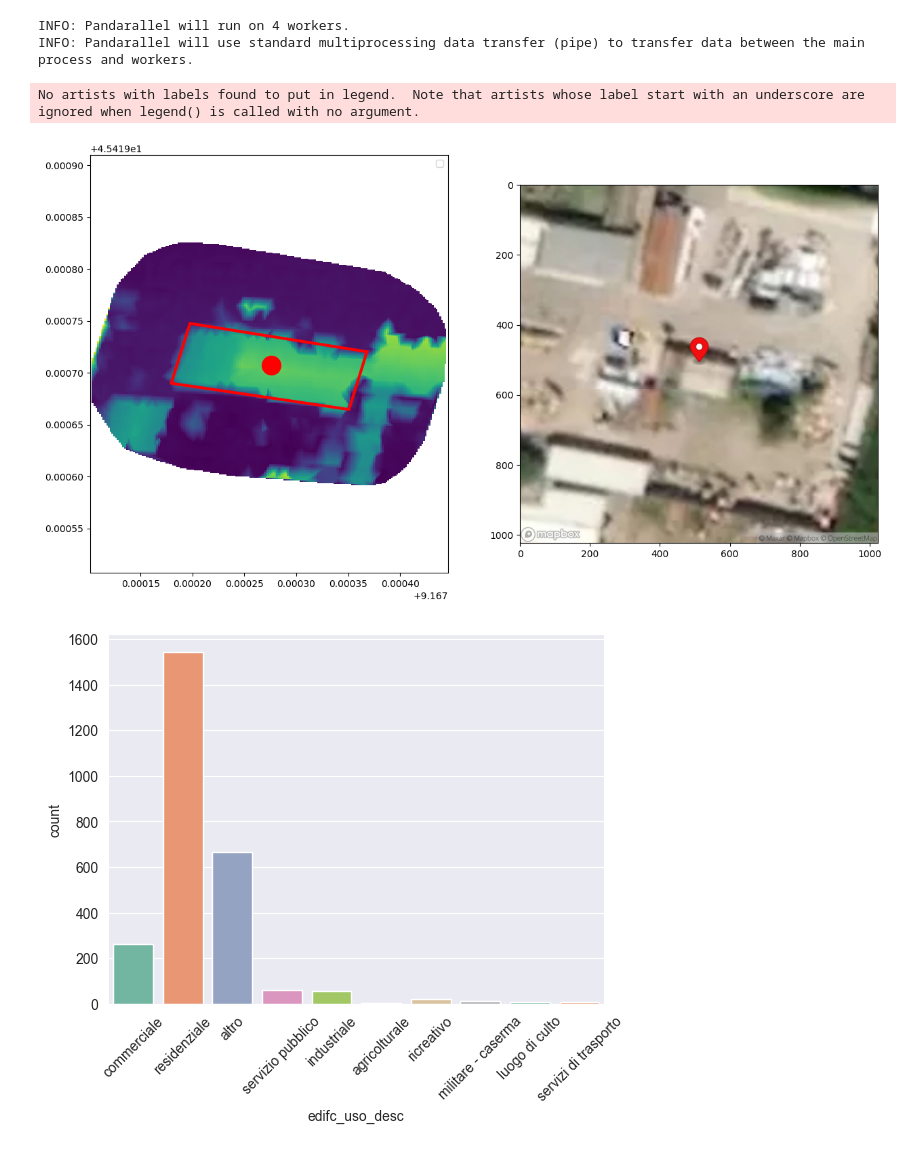
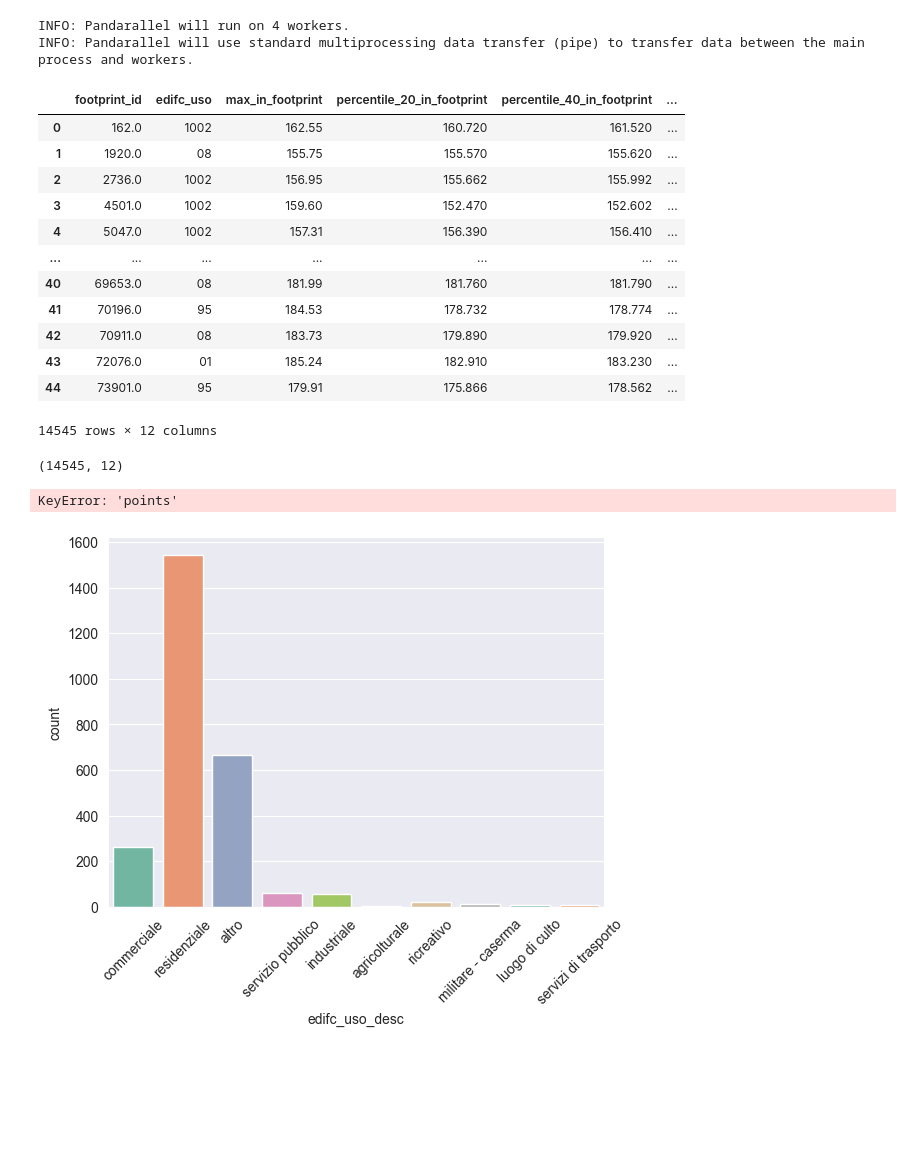
Before and after one commit to bigliolimatteo/skynet-building-functions, a Jupyter notebook: code.ipynb, the cells around one changed output. Drawn from its saved outputs; the diff is of its cells as text; code cells hidden in the pictures; blank space fills up the shorter version.

```diff
--- a/code.ipynb
+++ b/code.ipynb
@@ -21,17 +21,20 @@ INFO: Pandarallel will use standard multiprocessing data transfer (pipe) to tran
 def load_multiple_csv_from_path(path, **kwargs):
     files = [f for f in os.listdir(path) if f.endswith("csv")]
     dfs = []
-    for file in files:
-        dfs.append(pd.read_csv(os.path.join(path, file), **kwargs).dropna())
+    for file in files[:20]:
+        dfs.append(pd.read_csv(os.path.join(path, file), **kwargs).drop(columns=['edifc_stat', 'edifc_ty', 'footprint_geometry', 'points_geometry']).dropna())
     return pd.concat(dfs)
 # %%
-# Load dataset (s data w/ 10k rows)
+# Load dataset -> s w/ rows
 # TODO read whole dataset properly
-dataset = load_multiple_csv_from_path("data/postgis_output/", dtype={'edifc_uso': object}) # 7s
-dataset['points_geometry'] = dataset.points_geometry.parallel_apply(wkt.loads) # 21s
-dataset['footprint_geometry'] = dataset.footprint_geometry.parallel_apply(wkt.loads) # .5s
+
+dataset = load_multiple_csv_from_path("data/postgis_output/", dtype={'edifc_uso': object})
+#dataset['points_geometry'] = dataset.points_geometry.parallel_apply(wkt.loads)
+#dataset['footprint_geometry'] = dataset.footprint_geometry.parallel_apply(wkt.loads)
 dataset['points'] = dataset.points.parallel_apply(lambda x: ast.literal_eval(x))
 
 with open("edifc_uso_general.json", "r") as f:
     edifc_uso_mapping = json.load(f)
-dataset["edifc_uso_desc"] = dataset["edifc_uso"].map(edifc_uso_mapping) # s
+dataset["edifc_uso_desc"] = dataset["edifc_uso"].map(edifc_uso_mapping)
+
+# dataset = pd.read_pickle("cached_dataset_wout_points.pkl")
@@ -38,3 +43,23 @@ dataset["edifc_uso_desc"] = dataset["edifc_uso"].map(edifc_uso_mapping) # s
+# %%
+lengths_array = dataset.points.parallel_apply(lambda x: len(x))
+# %% [output]
+|  | footprint_id | edifc_uso | max_in_footprint | percentile_20_in_footprint | percentile_40_in_footprint | ... |
+| 0 | 162.0 | 1002 | 162.55 | 160.720 | 161.520 | ... |
+| 1 | 1920.0 | 08 | 155.75 | 155.570 | 155.620 | ... |
+| 2 | 2736.0 | 1002 | 156.95 | 155.662 | 155.992 | ... |
+| 3 | 4501.0 | 1002 | 159.60 | 152.470 | 152.602 | ... |
+| 4 | 5047.0 | 1002 | 157.31 | 156.390 | 156.410 | ... |
+| ... | ... | ... | ... | ... | ... | ... |
+| 40 | 69653.0 | 08 | 181.99 | 181.760 | 181.790 | ... |
+| 41 | 70196.0 | 95 | 184.53 | 178.732 | 178.774 | ... |
+| 42 | 70911.0 | 08 | 183.73 | 179.890 | 179.920 | ... |
+| 43 | 72076.0 | 01 | 185.24 | 182.910 | 183.230 | ... |
+| 44 | 73901.0 | 95 | 179.91 | 175.866 | 178.562 | ... |
+14545 rows × 12 columns
+# %%
+dataset.shape
+# %% [output]
+(14545, 12)
 # %%
 from scipy.interpolate import LinearNDInterpolator
 import requests
@@ -90,8 +115,7 @@ points = list(dataset["points"])[example_n]
 footprint = list(dataset["footprint_geometry"])[example_n]
 show_dataset_sample(footprint, points)
 # %% [output]
-No artists with labels found to put in legend.  Note that artists whose label start with an underscore are ignored when legend() is called with no argument.
+KeyError: 'points'
-[figure, removed]
 # %%
 # Check if dataset is balanced
 sn.set_style('darkgrid')
```
Also changed, not shown: parts of 1 cell of this notebook.
